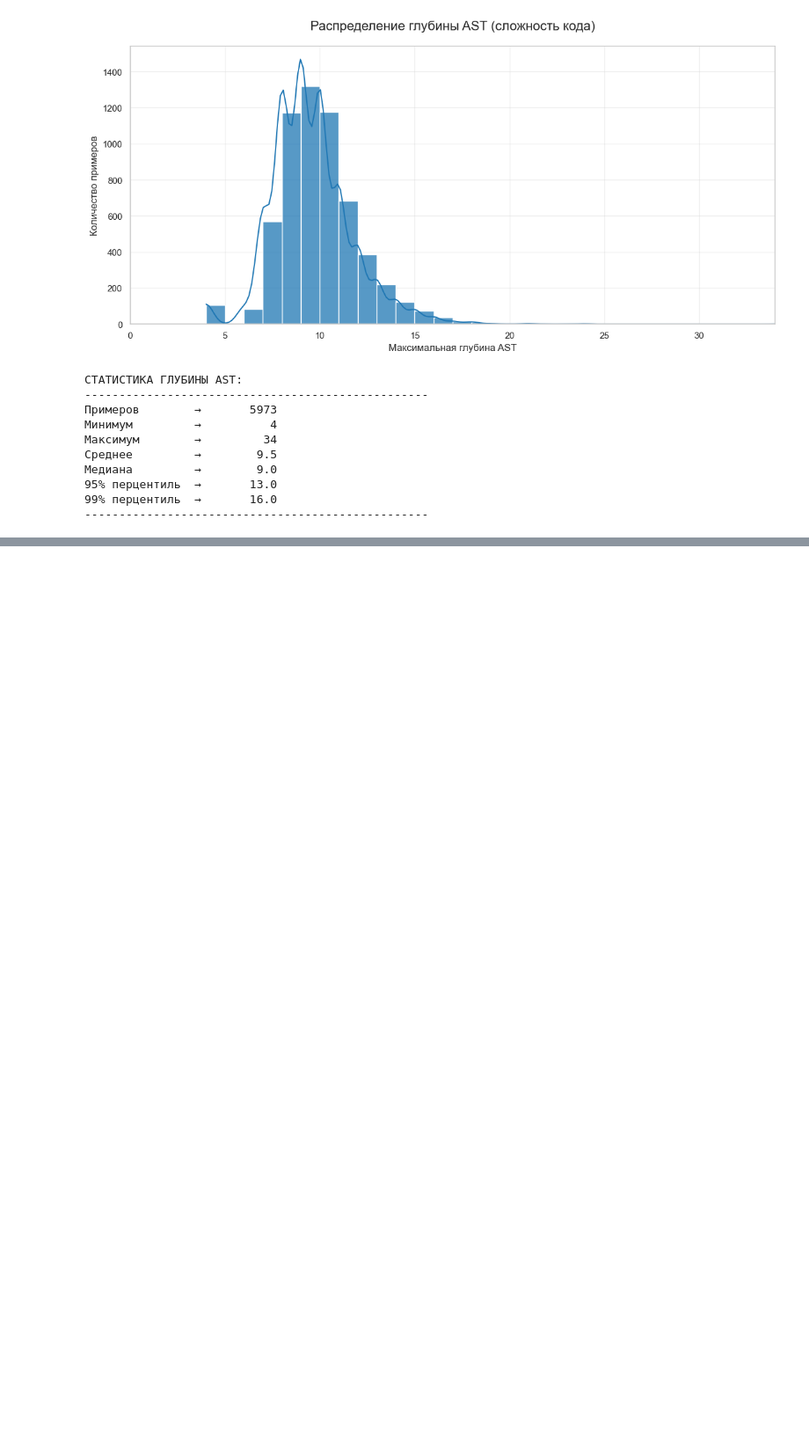
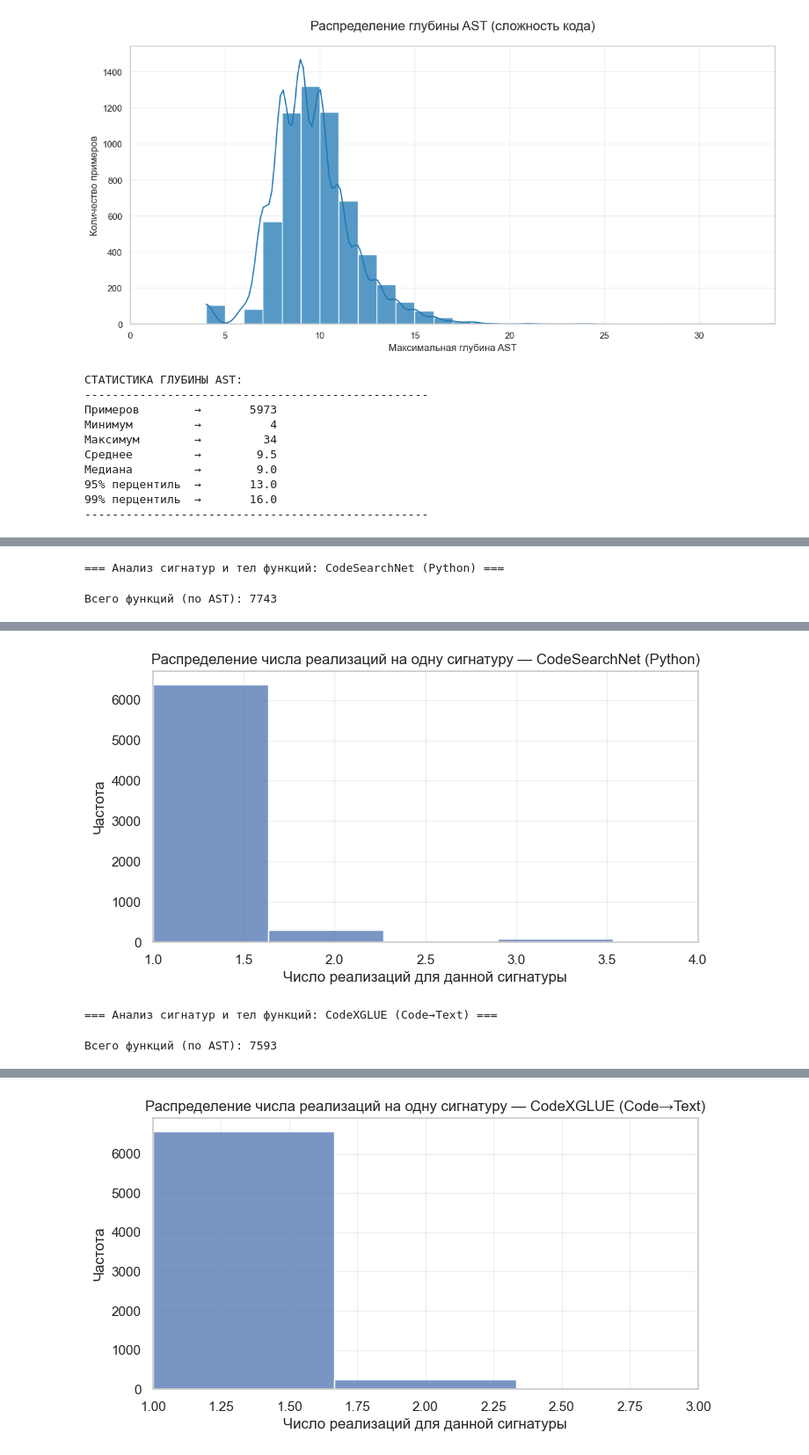
Before and after one commit to lvnvln/GAN-and-Diffusion-Models-EDA, a Jupyter notebook: eda.ipynb, the cells around one changed output, grey strips where cells are left out. Shown at 88% size. Drawn from its saved outputs; the diff is of its cells as text; code cells hidden in the pictures; blank space fills up the shorter version.

```diff
--- a/eda.ipynb
+++ b/eda.ipynb
@@ -998,0 +1403,44 @@ else:
+# %%
+sig_datasets = {
+    "CodeSearchNet (Python)": "codesearchnet_python",
+    "CodeXGLUE (Code→Text)": "codexglue_code_to_text",
+}
+
+sig_results = {}
+
+for label, key in sig_datasets.items():
+    print(f"\n=== Анализ сигнатур и тел функций: {label} ===")
+    df_sig = analyze_signature_body(key, max_examples=8000)
+    sig_results[label] = df_sig
+
+    print(f"Всего функций (по AST): {len(df_sig)}")
+
+    # Сколько раз встречается каждая сигнатура
+    sig_counts = df_sig["signature"].value_counts()
+    body_counts = df_sig["body_hash"].value_counts()
+
+    summary = {
+        "Функций всего": len(df_sig),
+        "Уникальных сигнатур": sig_counts.size,
+        "Доля уникальных сигнатур (%)": 100 * sig_counts[sig_counts == 1].size / sig_counts.size if sig_counts.size else 0,
+        "Ср. реализаций на сигнатуру": sig_counts.mean() if len(sig_counts) else 0,
+        "Макс. реализаций на одну сигнатуру": sig_counts.max() if len(sig_counts) else 0,
+        "Уникальных тел функций": body_counts.size,
+        "Ср. сигнатур на одно тело": body_counts.mean() if len(body_counts) else 0,
+        "Макс. сигнатур для одного тела": body_counts.max() if len(body_counts) else 0,
+    }
+
+    display(pd.DataFrame(summary, index=[label]))
+
+    # Гистограмма: сколько функций приходится на одну сигнатуру
+    plt.figure(figsize=(8, 4))
+    sns.histplot(sig_counts, bins=30)
+    plt.title(f"Распределение числа реализаций на одну сигнатуру — {label}")
+    plt.xlabel("Число реализаций для данной сигнатуры")
+    plt.ylabel("Частота")
+    plt.xlim(1, sig_counts.quantile(0.99))
+    plt.grid(alpha=0.3)
+    plt.show()
+# %% [output]
+=== Анализ сигнатур и тел функций: CodeSearchNet (Python) ===
+Всего функций (по AST): 7743
@@ -998,0 +1449,3 @@ else:
+[figure, added]
+=== Анализ сигнатур и тел функций: CodeXGLUE (Code→Text) ===
+Всего функций (по AST): 7593
@@ -998,0 +1454 @@ else:
+[figure, added]
```
Also changed, not shown: parts of 8 cells of this notebook.
